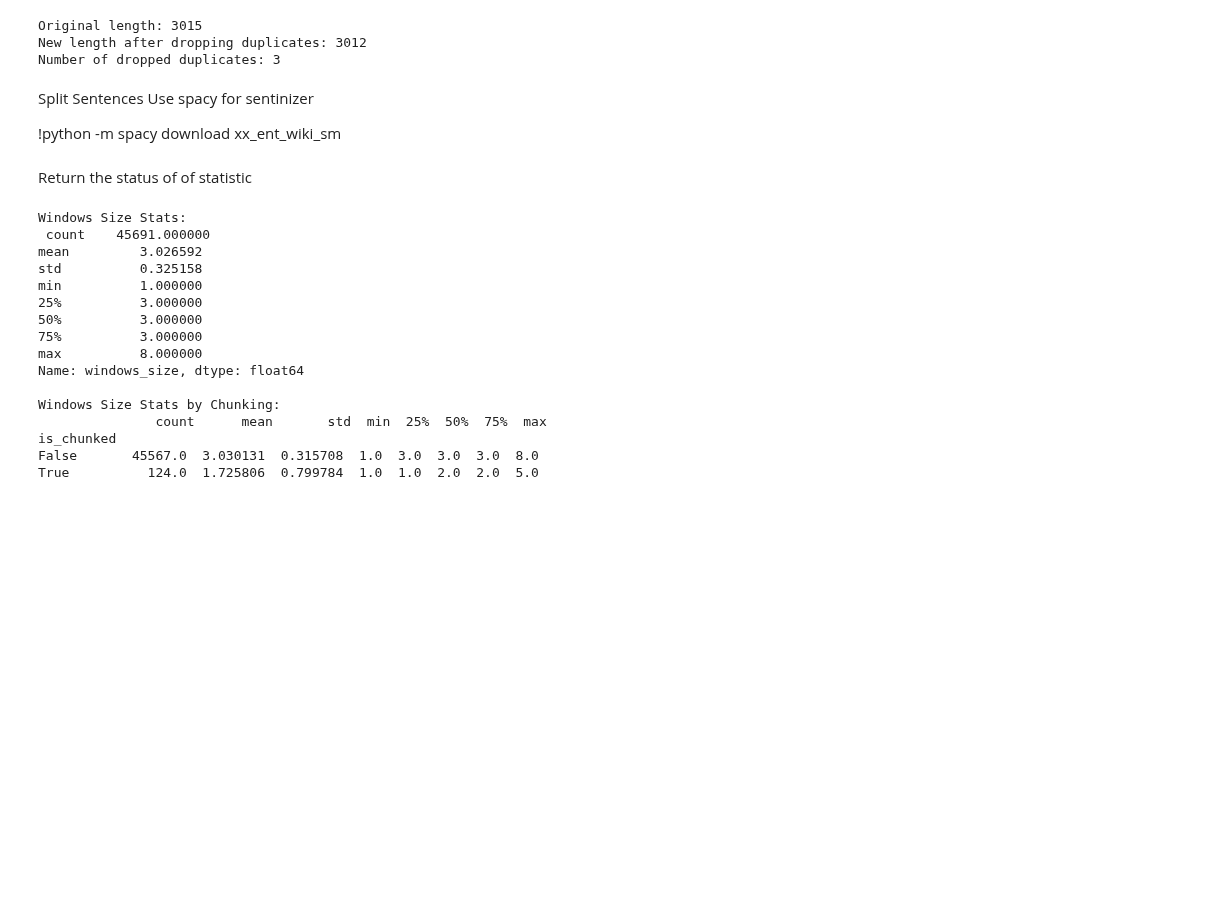
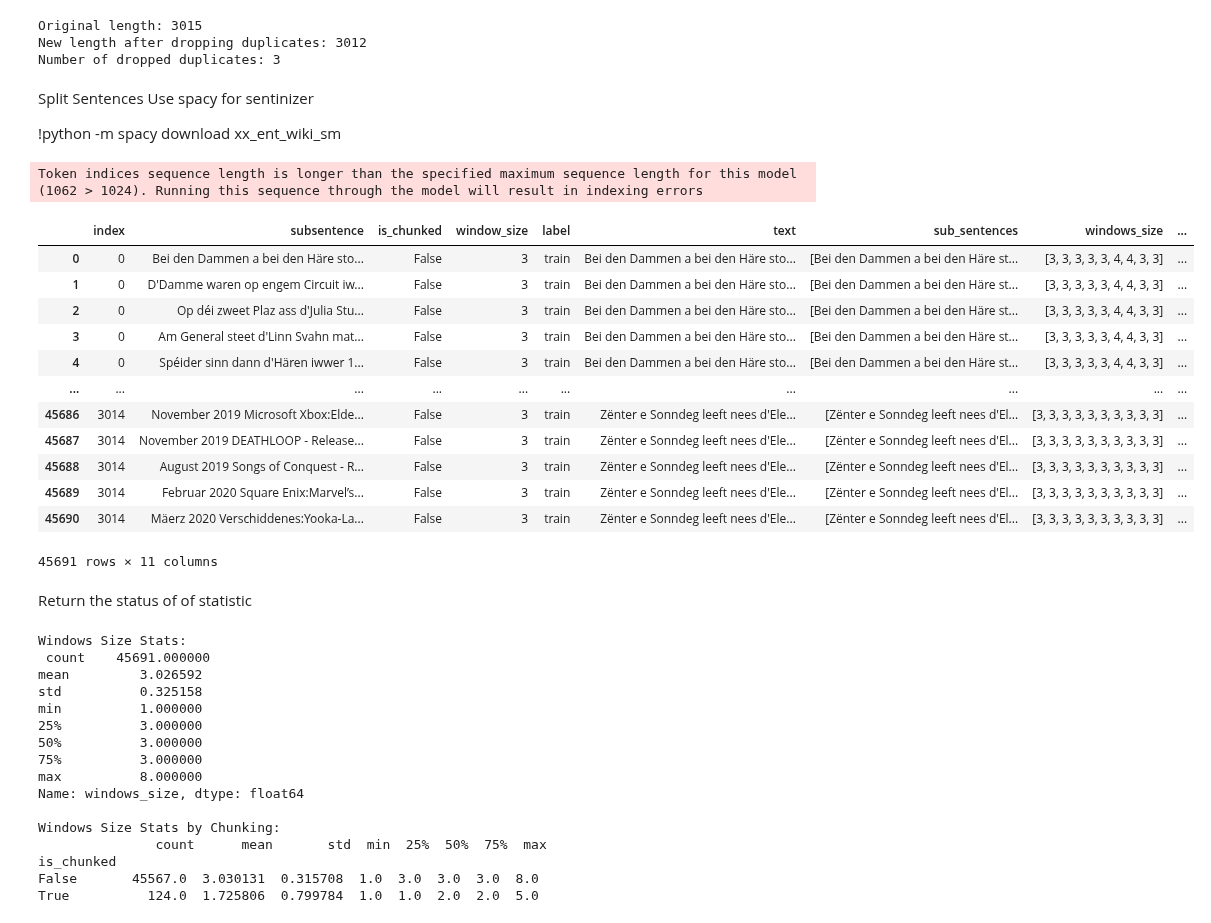
Before and after one commit to DobricLilujun/mt_luxembourgish, a Jupyter notebook: notebook/model_translation_pipeline.ipynb, the cells around one changed output. Drawn from its saved outputs; the diff is of its cells as text; code cells hidden in the pictures; blank space fills up the shorter version.

```diff
--- a/notebook/model_translation_pipeline.ipynb
+++ b/notebook/model_translation_pipeline.ipynb
@@ -105,11 +132,12 @@ def split_and_slide(text, max_sentence_window, sentencizer, tokenizer, preferenc
                 windows_size_list.append(window)
                 is_chunked_list.append(False)
                 break
-            elif embeddings_len > max_embeddings:
-                sub_sentences.append(chunk_sentence(current_sentence, max_embedding=max_embeddings, tokenizer=tokenizer).strip())
-                windows_size_list.append(window)
-                is_chunked_list.append(True)
-                break
+            # Remove the chunk part obsolete
+            # elif embeddings_len > max_embeddings:
+            #     sub_sentences.append(chunk_sentence(current_sentence, max_embedding=max_embeddings, tokenizer=tokenizer).strip())
+            #     windows_size_list.append(window)
+            #     is_chunked_list.append(True)
+            #     break
     return  pd.Series([sub_sentences, windows_size_list, is_chunked_list])
 
 
@@ -131,19 +159,56 @@ sentencizer = spacy.load('xx_ent_wiki_sm')
 sentence_window = 10 # Needs to be determined
 preference_sentence_windows = 3
 
-NC_lux_df[['sub_sentences', 'windows_size',"is_chunked"]] = NC_lux_df['text'].progress_apply(lambda x: split_and_slide(x, sentence_window, sentencizer, nllb_tokenizer, preference_sentence_windows))
-NC_lux_df['combined'] = NC_lux_df.apply(
-    lambda row: list(zip(row['sub_sentences'], row['windows_size'], row['is_chunked'])), axis=1
-)
+indexs = NC_lux_df.index.to_list()
+texts = NC_lux_df['text'].to_list()
+sub_sentences_all = []
+indexs_all = []
+windows_size_all = []
+is_chunked_all = []
+for (text,index) in zip(texts, indexs):
+    sub_sentences, windows_size, is_chunked = split_and_slide(text, sentence_window, sentencizer, nllb_tokenizer, preference_sentence_windows)
+    sub_sentences_all.extend(sub_sentences)
+    indexs_all.extend([index] * len(sub_sentences))
+    windows_size_all.extend(windows_size)
+    is_chunked_all.extend(is_chunked)
 
-df_exploded = NC_lux_df.explode('combined')
-df_exploded[['sub_sentences', 'windows_size', 'is_chunked']] = pd.DataFrame(df_exploded['combined'].tolist(), index=df_exploded.index)
-df_exploded = df_exploded.drop(columns=['combined'])
+df_exploded = pd.DataFrame({'index': indexs_all, 'subsentence': sub_sentences_all, 'is_chunked': is_chunked_all, 'window_size': windows_size_all})
+df_exploded = pd.merge(df_exploded, NC_lux_df, left_on='index', right_index=True, suffixes=('', '_NC_lux'))
 
+# NC_lux_df[['sub_sentences', 'windows_size',"is_chunked"]] = NC_lux_df['text'].progress_apply(lambda x: split_and_slide(x, sentence_window, sentencizer, nllb_tokenizer, preference_sentence_windows))
+# NC_lux_df['combined'] = NC_lux_df.apply(
+#     lambda row: list(zip(row['sub_sentences'], row['windows_size'], row['is_chunked'])), axis=1
+# )
+
+# df_exploded = NC_lux_df.explode('combined')
+# df_exploded[['sub_sentences', 'windows_size', 'is_chunked']] = pd.DataFrame(df_exploded['combined'].tolist(), index=df_exploded.index)
+# df_exploded = df_exploded.drop(columns=['combined'])
 # df_exploded = df_exploded.rename(columns={'sub_sentences': 'text'})
-df_exploded['windows_size'] = df_exploded['windows_size'].astype(int)
-df_exploded['sub_sentences'] = df_exploded['sub_sentences'].astype(str)
-df_exploded['sub_sentences_len'] =  df_exploded['sub_sentences'].apply(lambda x: count_embeddings(tokenizer=nllb_tokenizer, sentence=x))
+# df_exploded['windows_size'] = df_exploded['windows_size'].astype(int)
+# df_exploded = df_exploded.dropna(subset=['sub_sentences'])
+# df_exploded['sub_sentences'] = df_exploded['sub_sentences'].astype(str)
+# df_exploded['sub_sentences_len'] =  df_exploded['sub_sentences'].apply(lambda x: count_embeddings(tokenizer=nllb_tokenizer, sentence=x))
+# %% [output]
+Token indices sequence length is longer than the specified maximum sequence length for this model (1062 > 1024). Running this sequence through the model will result in indexing errors
+# %%
+df_exploded['subsentence'] = df_exploded['subsentence'].astype(str)
+df_exploded['subsentence_len'] =  df_exploded['subsentence'].apply(lambda x: count_embeddings(tokenizer=nllb_tokenizer, sentence=x))
+# %%
+df_exploded
+# %% [output]
+|  | index | subsentence | is_chunked | window_size | label | text | sub_sentences | windows_size | ... |
+| 0 | 0 | Bei den Dammen a bei den Häre sto... | False | 3 | train | Bei den Dammen a bei den Häre sto... | [Bei den Dammen a bei den Häre st... | [3, 3, 3, 3, 3, 4, 4, 3, 3] | ... |
+| 1 | 0 | D'Damme waren op engem Circuit iw... | False | 3 | train | Bei den Dammen a bei den Häre sto... | [Bei den Dammen a bei den Häre st... | [3, 3, 3, 3, 3, 4, 4, 3, 3] | ... |
+| 2 | 0 | Op déi zweet Plaz ass d'Julia Stu... | False | 3 | train | Bei den Dammen a bei den Häre sto... | [Bei den Dammen a bei den Häre st... | [3, 3, 3, 3, 3, 4, 4, 3, 3] | ... |
+| 3 | 0 | Am General steet d'Linn Svahn mat... | False | 3 | train | Bei den Dammen a bei den Häre sto... | [Bei den Dammen a bei den Häre st... | [3, 3, 3, 3, 3, 4, 4, 3, 3] | ... |
+| 4 | 0 | Spéider sinn dann d'Hären iwwer 1... | False | 3 | train | Bei den Dammen a bei den Häre sto... | [Bei den Dammen a bei den Häre st... | [3, 3, 3, 3, 3, 4, 4, 3, 3] | ... |
+| ... | ... | ... | ... | ... | ... | ... | ... | ... | ... |
+| 45686 | 3014 | November 2019 Microsoft Xbox:Elde... | False | 3 | train | Zënter e Sonndeg leeft nees d'Ele... | [Zënter e Sonndeg leeft nees d'El... | [3, 3, 3, 3, 3, 3, 3, 3, 3, 3] | ... |
+| 45687 | 3014 | November 2019 DEATHLOOP - Release... | False | 3 | train | Zënter e Sonndeg leeft nees d'Ele... | [Zënter e Sonndeg leeft nees d'El... | [3, 3, 3, 3, 3, 3, 3, 3, 3, 3] | ... |
+| 45688 | 3014 | August 2019 Songs of Conquest - R... | False | 3 | train | Zënter e Sonndeg leeft nees d'Ele... | [Zënter e Sonndeg leeft nees d'El... | [3, 3, 3, 3, 3, 3, 3, 3, 3, 3] | ... |
+| 45689 | 3014 | Februar 2020 Square Enix:Marvel’s... | False | 3 | train | Zënter e Sonndeg leeft nees d'Ele... | [Zënter e Sonndeg leeft nees d'El... | [3, 3, 3, 3, 3, 3, 3, 3, 3, 3] | ... |
+| 45690 | 3014 | Mäerz 2020 Verschiddenes:Yooka-La... | False | 3 | train | Zënter e Sonndeg leeft nees d'Ele... | [Zënter e Sonndeg leeft nees d'El... | [3, 3, 3, 3, 3, 3, 3, 3, 3, 3] | ... |
+45691 rows × 11 columns
 # %% [markdown]
 Return the status of of statistic
 # %%
```
Also changed, not shown: parts of 8 cells of this notebook.
